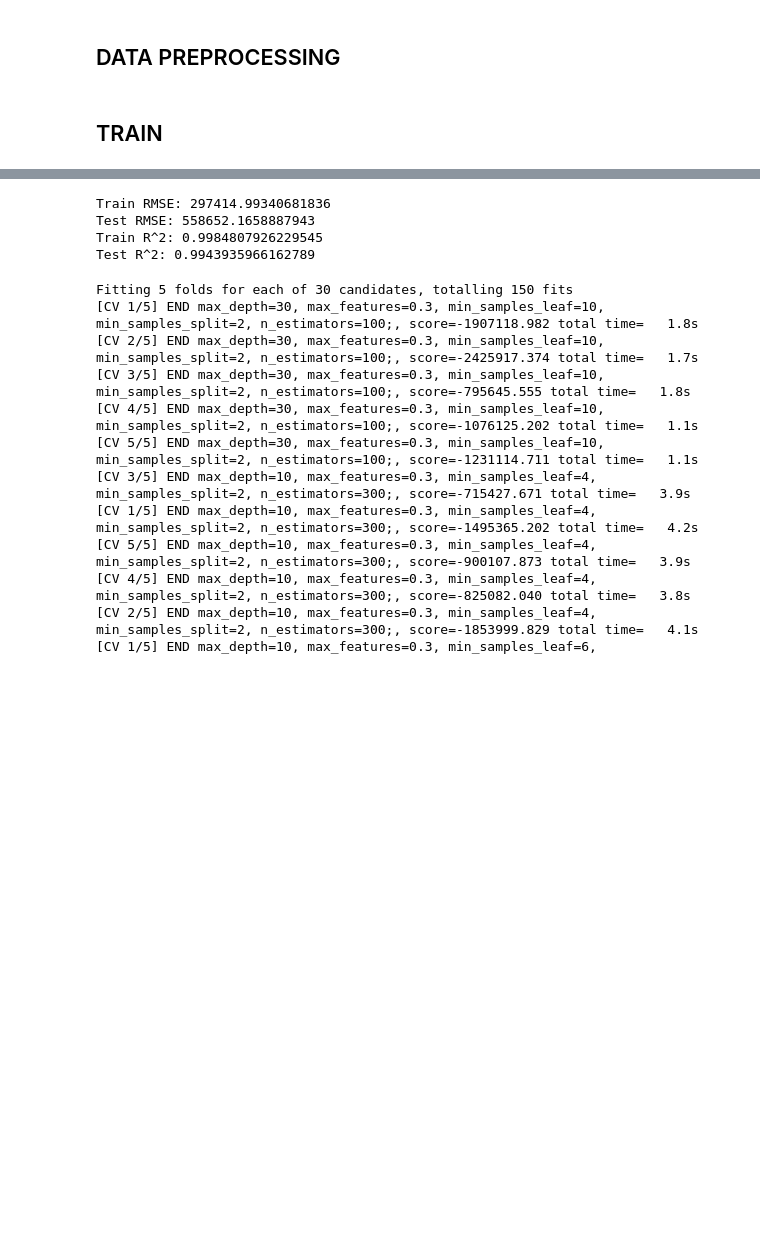
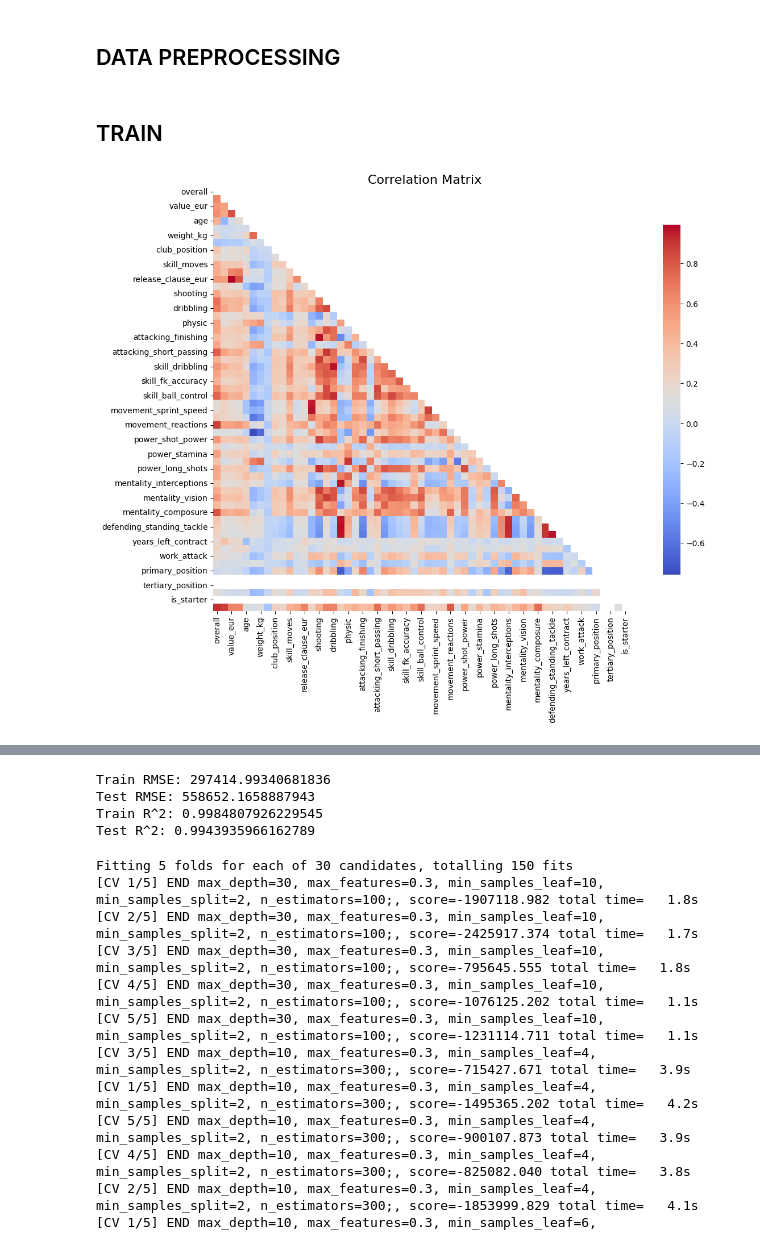
Before and after one commit to shortstax23/Machine_learning_project, a Jupyter notebook: project.ipynb, the cells around one changed output, grey strips where cells are left out. Saved outputs shown, nothing was run; the diff lists cells and outputs as text; code cells hidden in the pictures; blank space fills up the shorter version.

```diff
--- a/project.ipynb
+++ b/project.ipynb
@@ -82,5 +85,7 @@ for col in cat_cols:
 # %%
 # data engineering
 df["overall_potential"] = df["overall"] * df["potential"]
+# %%
+df.drop(columns=["goalkeeping_diving", "goalkeeping_handling", "goalkeeping_kicking", "goalkeeping_positioning", "goalkeeping_reflexes", "goalkeeping_speed"], inplace=True, errors='ignore')
 # %% [markdown]
 ## TRAIN
@@ -90,0 +92,11 @@ df["overall_potential"] = df["overall"] * df["potential"]
+# %%
+# correlation matrix to see most correlated features
+numeric_df = df.select_dtypes(include=[np.number])
+corr = numeric_df.corr()
+plt.figure(figsize=(12, 10))
+mask = np.triu(np.ones_like(corr, dtype=bool))
+sns.heatmap(corr, mask=mask, cmap='coolwarm', annot=False, fmt=".2f", square=True, cbar_kws={"shrink": .8})
+plt.title('Correlation Matrix', fontsize=16)
+plt.show()
+# %% [output]
+[figure, added]
```
Also changed, not shown: parts of 9 cells of this notebook.
